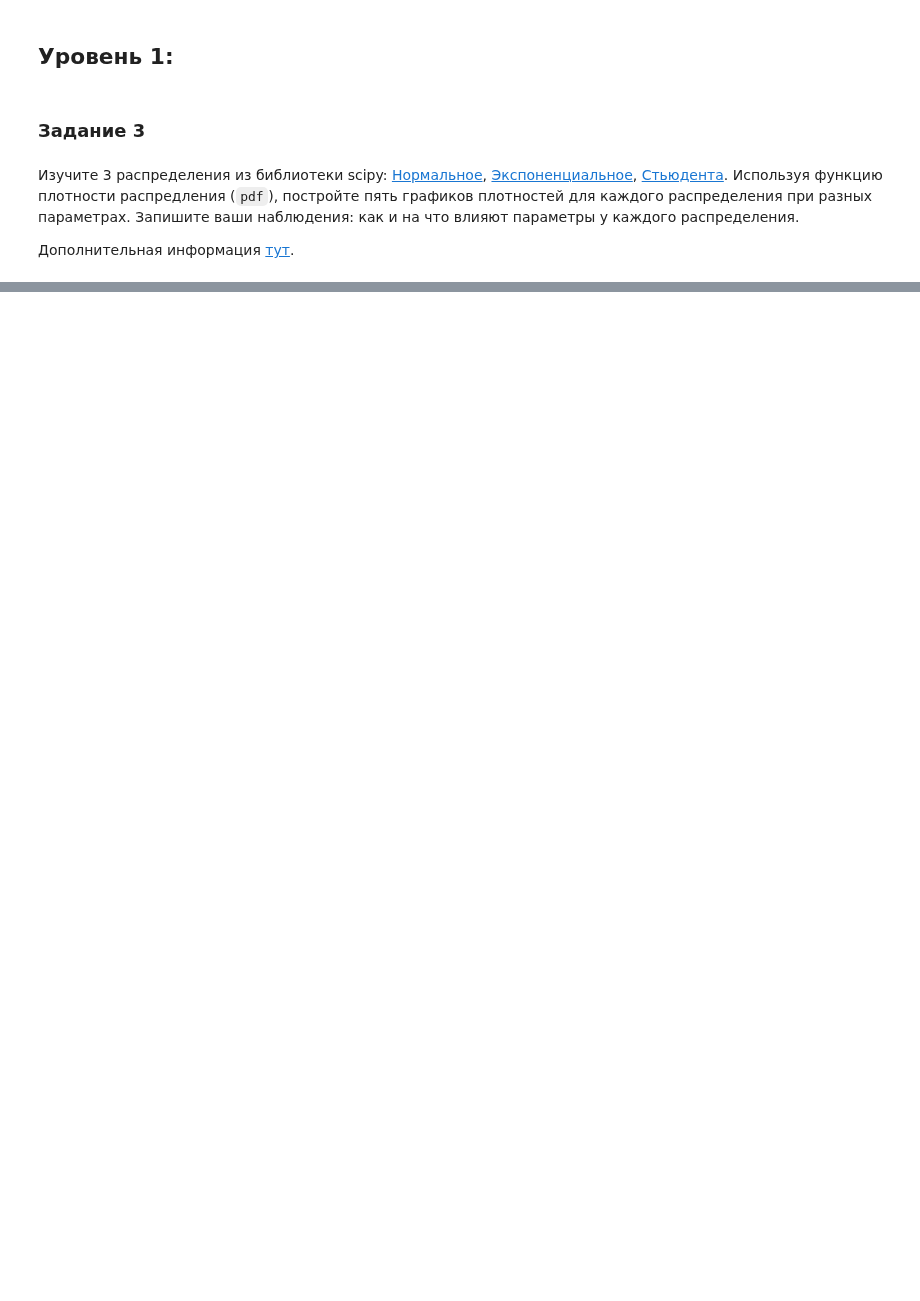
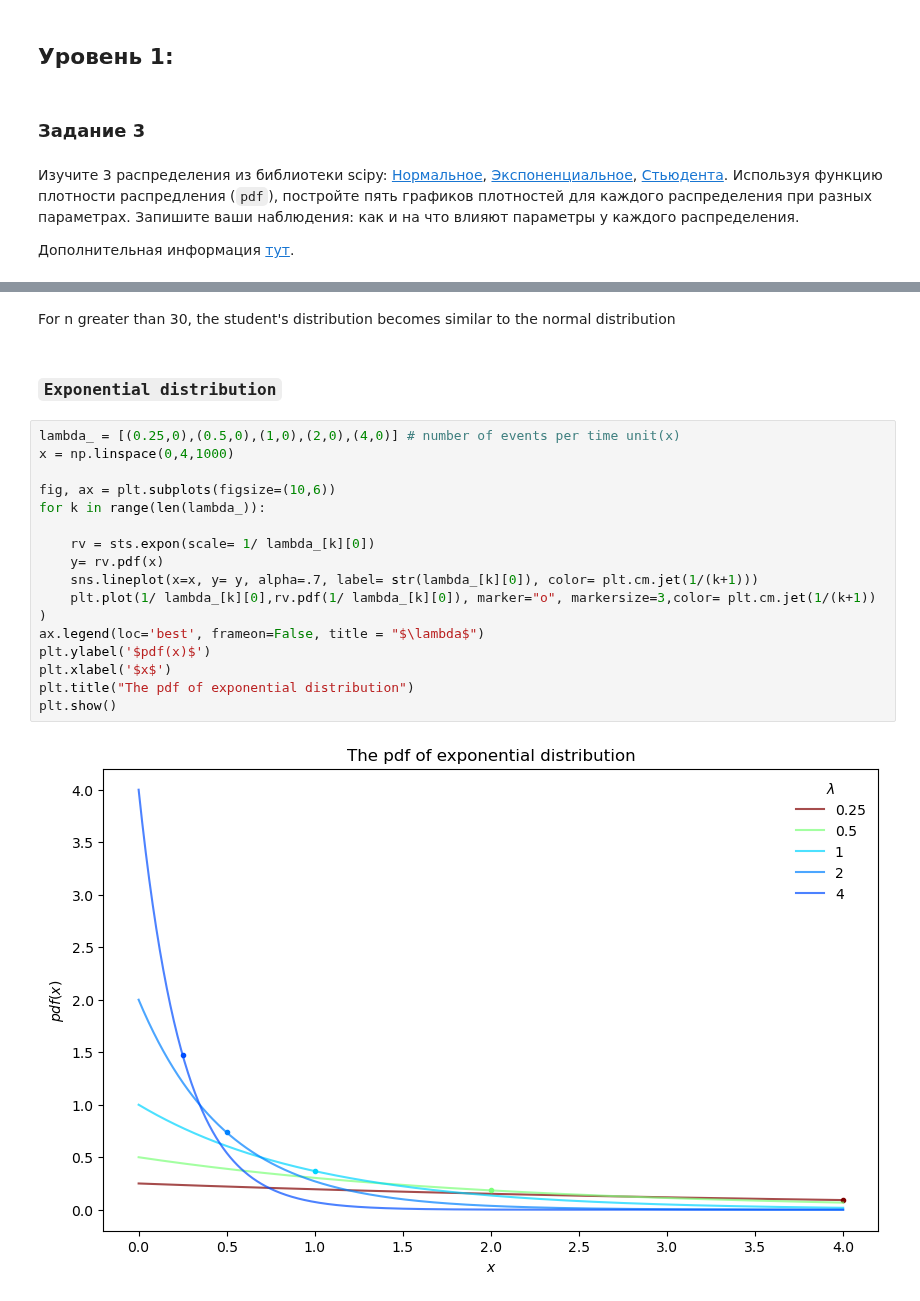
Before and after one commit to IgorBeHolder/Netology, a Jupyter notebook: math_LA_HW_8.ipynb, the cells around one changed output, grey strips where cells are left out. Cells and saved outputs as stored; diff of their text form; blank space fills up the shorter version.

```diff
--- a/math_LA_HW_8.ipynb
+++ b/math_LA_HW_8.ipynb
@@ -50,0 +150,22 @@ A3 - монеты 1 и 3 упали одной и той же стороной.
+# %% [markdown]
+For n greater than 30, the student's distribution becomes similar to the normal distribution
+# %% [markdown]
+### `Exponential distribution`
+# %%
+lambda_ = [(0.25,0),(0.5,0),(1,0),(2,0),(4,0)] # number of events per time unit(x)
+x = np.linspace(0,4,1000)
+
+fig, ax = plt.subplots(figsize=(10,6))
+for k in range(len(lambda_)):
+
+    rv = sts.expon(scale= 1/ lambda_[k][0])
+    y= rv.pdf(x)
+    sns.lineplot(x=x, y= y, alpha=.7, label= str(lambda_[k][0]), color= plt.cm.jet(1/(k+1)))
+    plt.plot(1/ lambda_[k][0],rv.pdf(1/ lambda_[k][0]), marker="o", markersize=3,color= plt.cm.jet(1/(k+1)) )
+ax.legend(loc='best', frameon=False, title = "$\lambda$")
+plt.ylabel('$pdf(x)$')
+plt.xlabel('$x$')
+plt.title("The pdf of exponential distribution")
+plt.show()
+# %% [output]
+[figure, added]
```
Also changed, not shown: parts of 13 cells of this notebook, 3 other files.
